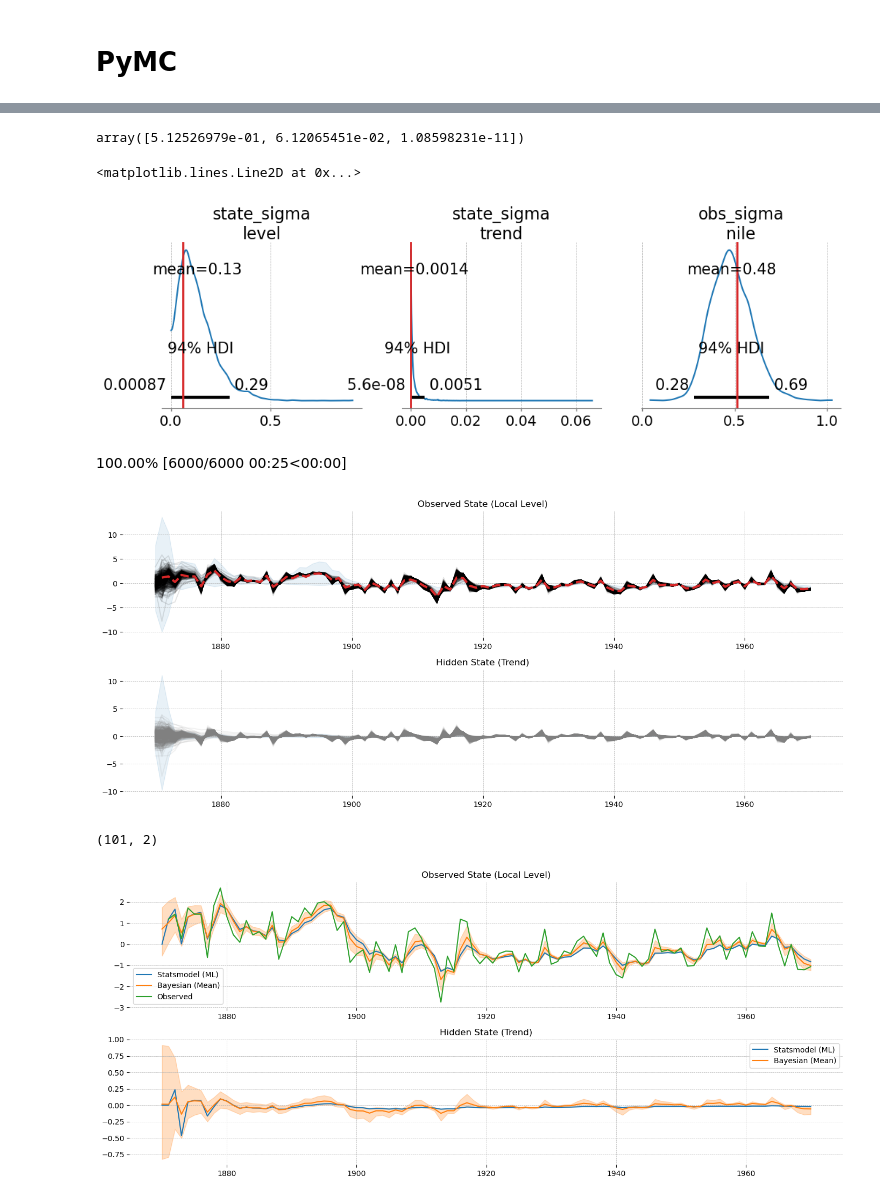
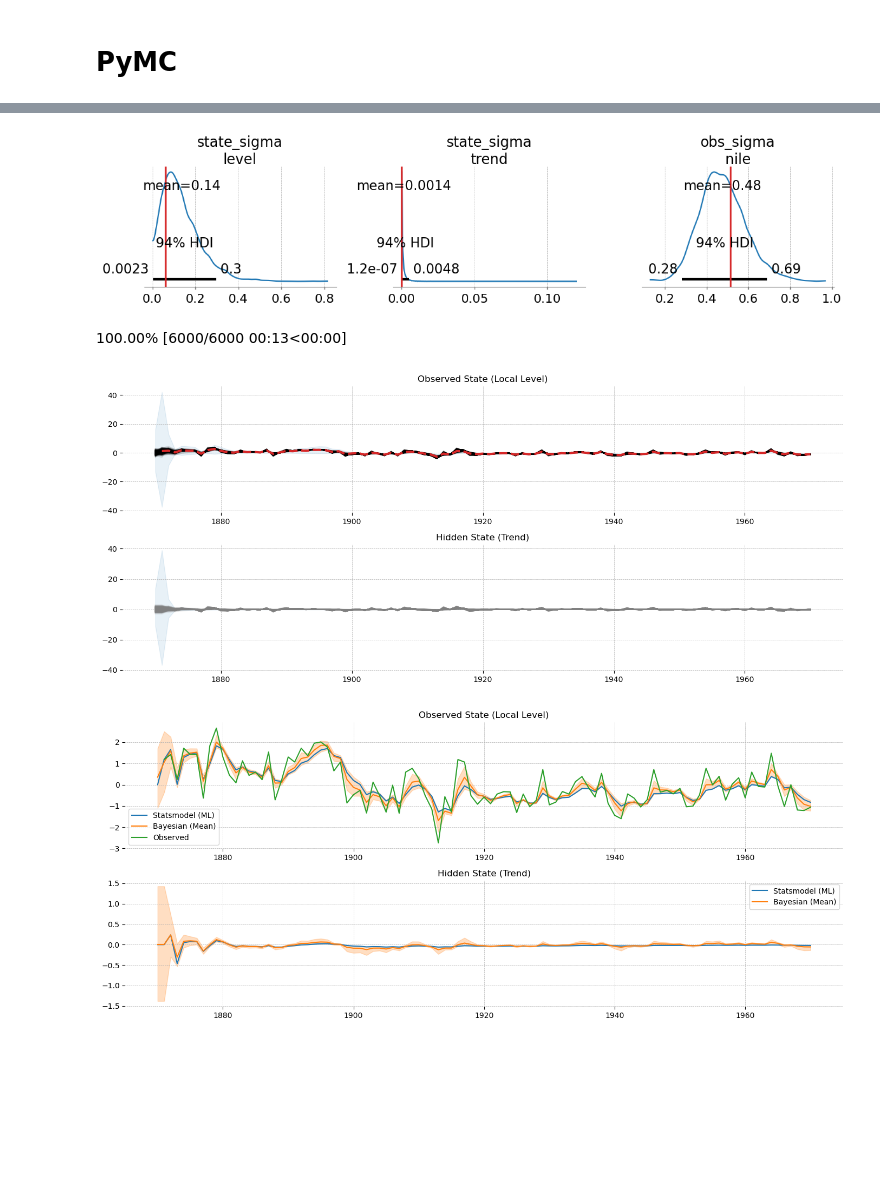
Before and after one commit to jessegrabowski/pymc_statespace, a Jupyter notebook: Nile Local Level Model.ipynb, the cells around one changed output, grey strips where cells are left out. Drawn from its saved outputs; the diff is of its cells as text; code cells hidden in the pictures; blank space fills up the shorter version.

```diff
--- a/Nile Local Level Model.ipynb
+++ b/Nile Local Level Model.ipynb
@@ -146,16 +152,15 @@ with pm.Model(coords=coords) as nile_model:
     obs_sigma = pm.HalfNormal('obs_sigma', sigma=1.0, dims=['obs'])
 
     x0 = pm.Normal('initial_states', mu=0.0, sigma=1.0, dims=['states'])
+    initial_sigma = pm.HalfNormal('initial_sigma', sigma=5.0, dims=['states'])
 
-    sd_dist = pm.Exponential.dist(1.0)
-    chol, _, _ = pm.LKJCholeskyCov('initial_state_cov', n=2, eta=1.0,
-                                   sd_dist=sd_dist)
-    P0 = pm.Deterministic('P0', at.dot(chol, chol.T).ravel())
+    P0 = np.eye(2) * initial_sigma
 
     theta = at.concatenate([x0.ravel(), P0.ravel(), obs_sigma.ravel(), state_sigmas.ravel()])
+    model.build_statespace_graph(theta)
 
-    likelihood = pm.Potential("likelihood", kalman_likelihood(theta))
-    y_hat = pm.Deterministic('y_hat', kalman_mean(theta))
-    cov_hat = pm.Deterministic('cov_hat', kalman_cov(theta))
+    likelihood = pm.Potential("likelihood", model.log_likelihood)
+    y_hat = pm.Deterministic('y_hat', model.filtered_states)
+    cov_hat = pm.Deterministic('cov_hat', model.filtered_covarainces)
 
     prior_params = pm.sample_prior_predictive(var_names=['y_hat', 'cov_hat'])
@@ -189,6 +197,6 @@ plt.show()
 # %%
 with nile_model:
-    trace = pm.sample(cores=6, target_accept=0.95)
+    trace = pm.sample(cores=6, target_accept=0.99)
 # %% [output]
 Auto-assigning NUTS sampler...
 Initializing NUTS using jitter+adapt_diag...
@@ -236,24 +240,23 @@ Statespace Model Results
 | Prob(H) (two-sided): | 0.17 | Kurtosis: | 3.05 |
 Warnings:
 [1] Covariance matrix calculated using the outer product of gradients (complex-step).
-# %%
-ml_point_estimates
-# %% [output]
-array([5.12526979e-01, 6.12065451e-02, 1.08598231e-11])
 # %%
 fig, ax = plt.subplots(1, 3, figsize=(12,3), dpi=100)
 az.plot_posterior(trace, var_names=['state_sigma', 'obs_sigma'], ax=ax)
 ax[0].axvline(res.params['sigma2.level'], color='tab:red', lw=2)
 ax[1].axvline(res.params['sigma2.trend'], color='tab:red', lw=2)
 ax[2].axvline(res.params['sigma2.measurement'], color='tab:red', lw=2)
+
+fig.set(facecolor='white')
+fig.tight_layout()
+plt.show()
 # %% [output]
-<matplotlib.lines.Line2D at 0x...>
-[figure, old version]
+[figure, new version]
 # %%
 with nile_model:
     post_pred = pm.sample_posterior_predictive(trace, var_names=['y_hat', 'cov_hat'])
 # %% [output]
-100.00% [6000/6000 00:25<00:00]
+100.00% [6000/6000 00:13<00:00]
 # %%
 post_mean = post_pred.posterior_predictive.stack(dict(idx = ['chain', 'draw']))['y_hat'].squeeze().transpose('idx', 'y_hat_dim_0', 'y_hat_dim_1')
 post_cov = post_pred.posterior_predictive.stack(dict(idx = ['chain', 'draw']))['cov_hat'].squeeze().transpose('idx', 'cov_hat_dim_0', 'cov_hat_dim_1', 'cov_hat_dim_2')
@@ -263,8 +266,6 @@ fig, ax = plt.subplots(2, 1, figsize=(14,6), dpi=100)
 ci_bounds = 1.96 * np.einsum('stk,stkj->stj', post_mean, post_cov)
 upper = np.quantile(post_mean + ci_bounds, 0.95, axis=0)
 lower = np.quantile(post_mean - ci_bounds, 0.05, axis=0)
-
-x_values_plus = pd.date_range(start='1870-01-01', end='1970-01-01', freq='AS-Jan')
 
 ax[0].plot(x_values_plus, prior_mean[:, :, 0].T, color='k', alpha=0.1)
 ax[0].fill_between(x_values_plus, y1=lower[:, 0], y2=upper[:, 0], color='tab:blue', alpha=0.1)
@@ -280,11 +281,7 @@ ax[1].set(title='Hidden State (Trend)')
 fig.tight_layout()
 plt.show()
 # %% [output]
-[figure, old version]
+[figure, new version]
-# %%
-post_mean.mean(axis=0).shape
-# %% [output]
-(101, 2)
 # %%
 fig, ax = plt.subplots(2, 1, figsize=(14,6), dpi=100)
 x_values = nile.index
@@ -309,8 +306,8 @@ ax[1].fill_between(x_values_plus,
 ax[1].set(title='Hidden State (Trend)')
 ax[1].legend()
 
-
+fig.set(facecolor='white')
 fig.tight_layout()
 plt.show()
 # %% [output]
-[figure, old version]
+[figure, new version]
```
Also changed, not shown: parts of 10 cells of this notebook, 3 other files.
